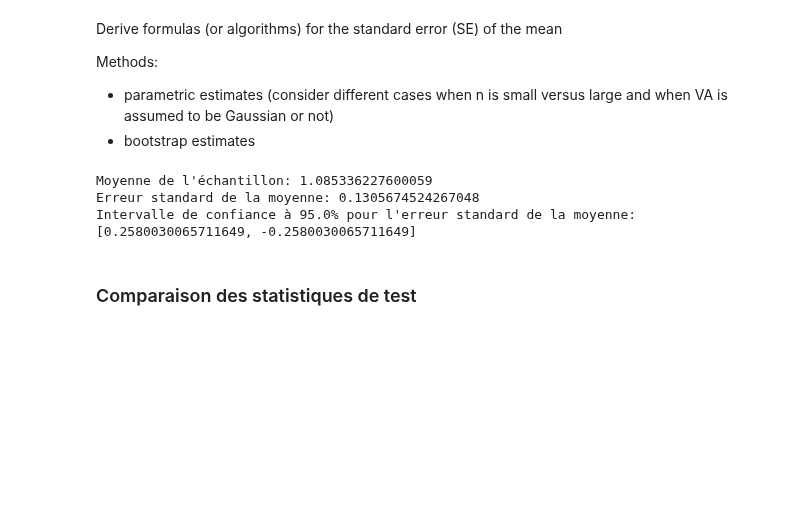
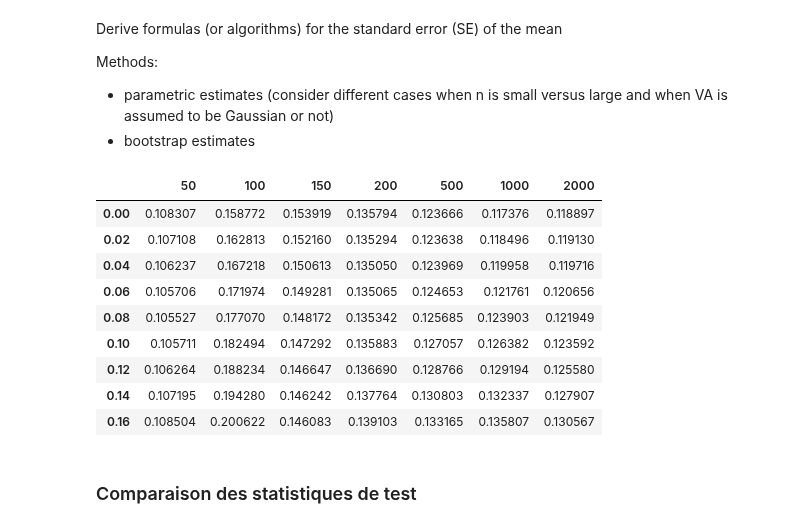
Before and after one commit to AntoineGilsonGH/The-Design-and-Analysis-of-Benchmark-Experiments, a Jupyter notebook: I0_Simplification.ipynb, the cells around one changed output. Saved outputs shown, nothing was run; the diff lists cells and outputs as text; code cells hidden in the pictures; blank space fills up the shorter version.

```diff
--- a/I0_Simplification.ipynb
+++ b/I0_Simplification.ipynb
@@ -306,5 +361,9 @@ def descriptive_statistics():
 
     return empirical_means_A, standard_deviations_A, medians_A, Q1_A, Q3_A, IQR_A, empirical_means_B, standard_deviations_B, medians_B, Q1_B, Q3_B, IQR_B
+# %%
+"""
+empirical_means_A, standard_deviations_A, medians_A, Q1_A, Q3_A, IQR_A, empirical_means_B, standard_deviations_B, medians_B, Q1_B, Q3_B, IQR_B = descriptive_statistics()
+"""
 # %%
 def create_data():
 
@@ -363,29 +422,30 @@ Methods:
 - bootstrap estimates
 # %%
 def standard_error_n_large():
+
+    n = 150
 
     (stats_A_all, df_empirical_means_A, df_empirical_standard_deviations_A, df_medians_A, df_Q1_A, df_Q3_A, df_IQR_A,
     stats_B_all, df_empirical_means_B, df_empirical_standard_deviations_B, df_medians_B, df_Q1_B, df_Q3_B, df_IQR_B) = create_data()
 
     n_sqrt = np.sqrt(n)
     df_standard_error_A = df_empirical_standard_deviations_A.apply(lambda x: x / n_sqrt)
     df_standard_error_B = df_empirical_standard_deviations_B.apply(lambda x: x / n_sqrt)
 
     return df_standard_error_A, df_standard_error_B
+
+"""
+df_standard_error_A, df_standard_error_B = standard_error_n_large()
+df_standard_error_A
+"""
+# %% [output]
+|  | 50 | 100 | 150 | 200 | 500 | 1000 | 2000 |
+| 0.00 | 0.108307 | 0.158772 | 0.153919 | 0.135794 | 0.123666 | 0.117376 | 0.118897 |
+| 0.02 | 0.107108 | 0.162813 | 0.152160 | 0.135294 | 0.123638 | 0.118496 | 0.119130 |
+| 0.04 | 0.106237 | 0.167218 | 0.150613 | 0.135050 | 0.123969 | 0.119958 | 0.119716 |
+| 0.06 | 0.105706 | 0.171974 | 0.149281 | 0.135065 | 0.124653 | 0.121761 | 0.120656 |
+| 0.08 | 0.105527 | 0.177070 | 0.148172 | 0.135342 | 0.125685 | 0.123903 | 0.121949 |
+| 0.10 | 0.105711 | 0.182494 | 0.147292 | 0.135883 | 0.127057 | 0.126382 | 0.123592 |
+| 0.12 | 0.106264 | 0.188234 | 0.146647 | 0.136690 | 0.128766 | 0.129194 | 0.125580 |
+| 0.14 | 0.107195 | 0.194280 | 0.146242 | 0.137764 | 0.130803 | 0.132337 | 0.127907 |
+| 0.16 | 0.108504 | 0.200622 | 0.146083 | 0.139103 | 0.133165 | 0.135807 | 0.130567 |
-# %%
-def standard_error_n_small():
-
-   n = 150
-   confidence_level = 0.95
-   degrees_freedom = n - 1
-
-   (stats_A_all, df_empirical_means_A, df_empirical_standard_deviations_A, df_medians_A, df_Q1_A, df_Q3_A, df_IQR_A,
-    stats_B_all, df_empirical_means_B, df_empirical_standard_deviations_B, df_medians_B, df_Q1_B, df_Q3_B, df_IQR_B) = create_data()
-
-
-   confidence_interval = stats.t.interval(confidence_level, degrees_freedom, loc=sample_standard_error, scale=sample_standard_error)
-   print(f"Intervalle de confiance à {confidence_level*100}% pour l'erreur standard de la moyenne:", confidence_interval)
-# %% [output]
-Moyenne de l'échantillon: 1.085336227600059
-Erreur standard de la moyenne: 0.1305674524267048
-Intervalle de confiance à 95.0% pour l'erreur standard de la moyenne: [0.2580030065711649, -0.2580030065711649]
```
Also changed, not shown: parts of 9 cells of this notebook.
